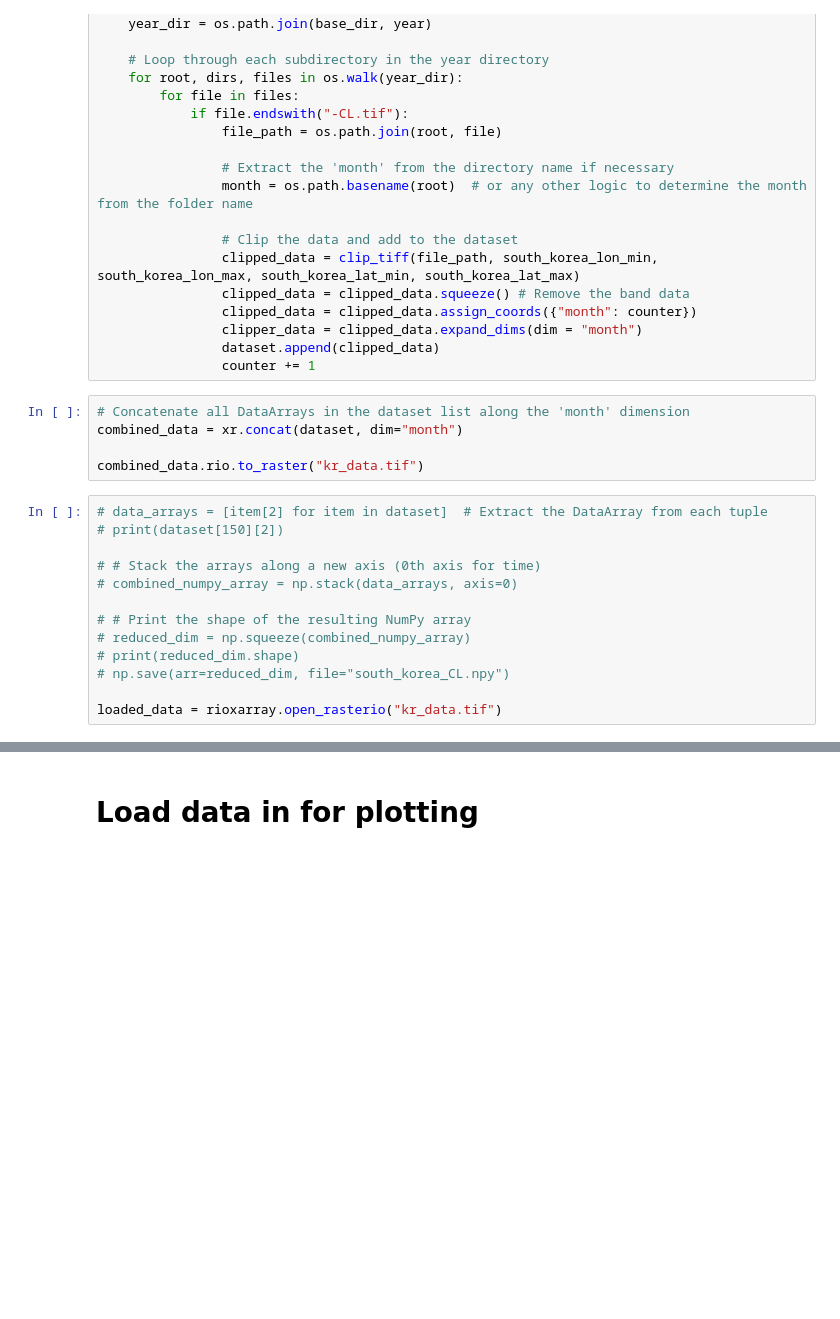
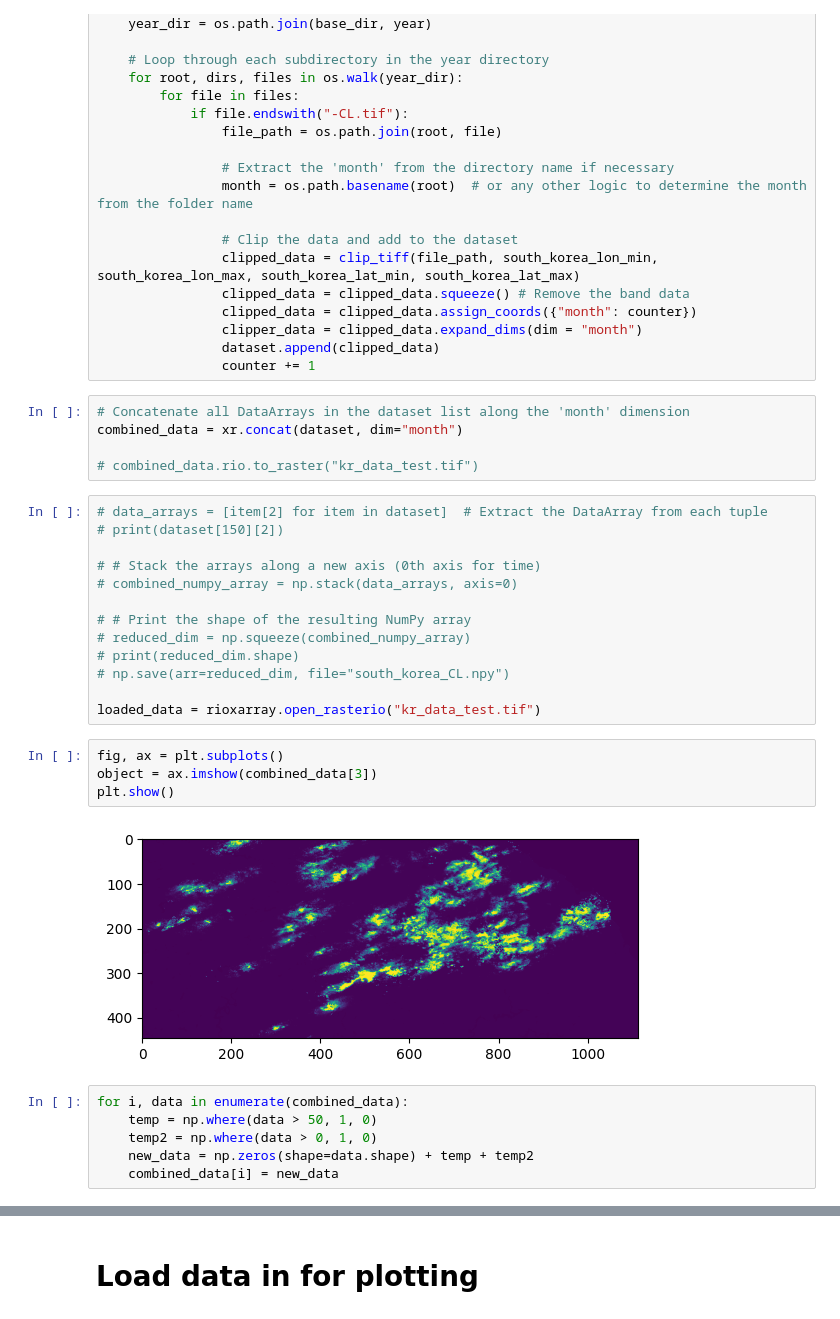
Before and after one commit to Tom-v-G/UC_wildfire_forecasting, a Jupyter notebook: data visualisation Rajiv.ipynb, the cells around one changed output, grey strips where cells are left out. Saved outputs shown, nothing was run; the diff lists cells and outputs as text; blank space fills up the shorter version.

```diff
--- a/data visualisation Rajiv.ipynb
+++ b/data visualisation Rajiv.ipynb
@@ -177,7 +179,7 @@ for year in os.listdir(base_dir):
 # Concatenate all DataArrays in the dataset list along the 'month' dimension
 combined_data = xr.concat(dataset, dim="month")
 
-combined_data.rio.to_raster("kr_data.tif")
+# combined_data.rio.to_raster("kr_data_test.tif")
 # %%
 # data_arrays = [item[2] for item in dataset]  # Extract the DataArray from each tuple
 # print(dataset[150][2])
@@ -190,4 +192,16 @@ combined_data.rio.to_raster("kr_data.tif")
 # print(reduced_dim.shape)
 # np.save(arr=reduced_dim, file="south_korea_CL.npy")
 
-loaded_data = rioxarray.open_rasterio("kr_data.tif")
+loaded_data = rioxarray.open_rasterio("kr_data_test.tif")
+# %%
+fig, ax = plt.subplots()
+object = ax.imshow(combined_data[3])
+plt.show()
+# %% [output]
+[figure, added]
+# %%
+for i, data in enumerate(combined_data):
+    temp = np.where(data > 50, 1, 0)
+    temp2 = np.where(data > 0, 1, 0)
+    new_data = np.zeros(shape=data.shape) + temp + temp2
+    combined_data[i] = new_data
```
Also changed, not shown: parts of 42 cells of this notebook.
